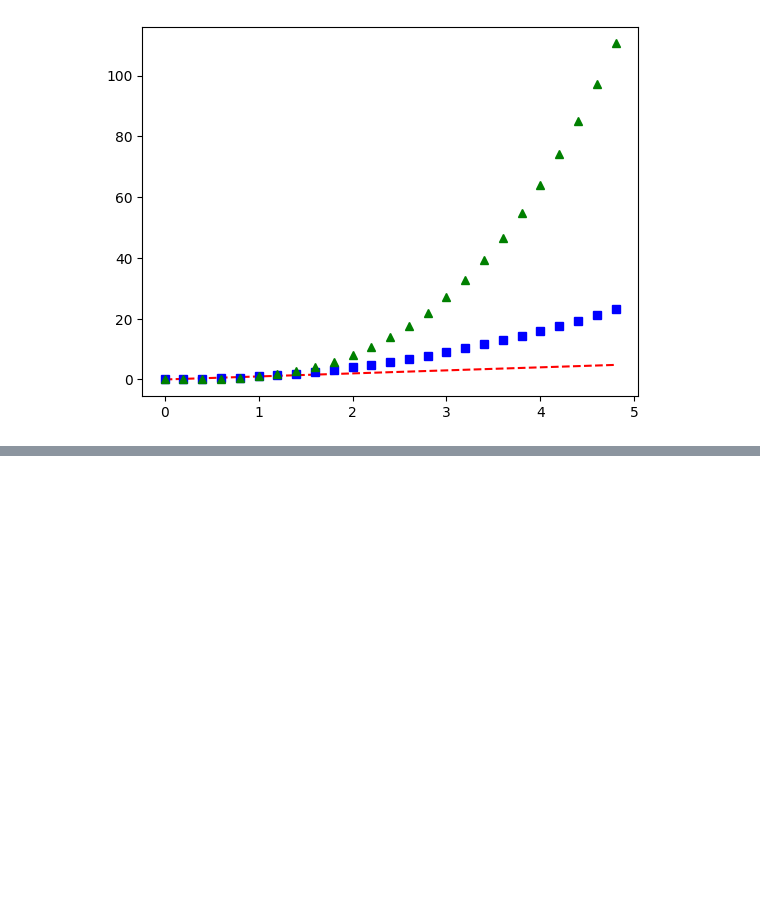
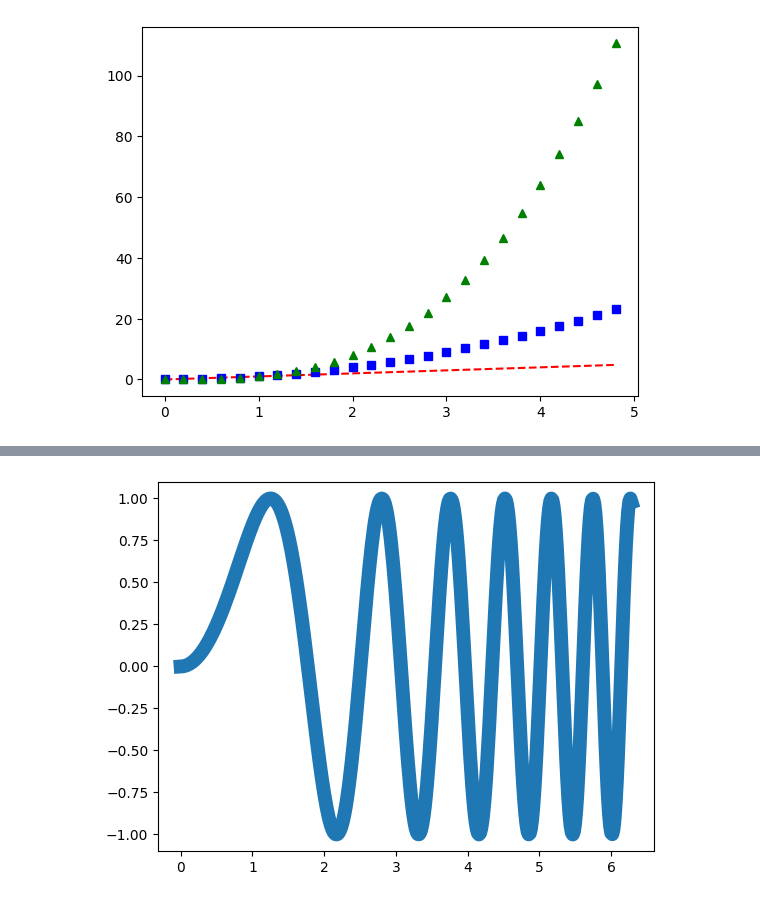
Before and after one commit to VentsislavVR/Jupyter-Notebook-Mastery-SoftUni, a Jupyter notebook: 05.Principles_matplotlib/demo.ipynb, the cells around one changed output, grey strips where cells are left out. Drawn from its saved outputs; the diff is of its cells as text; code cells hidden in the pictures; blank space fills up the shorter version.

```diff
--- a/05.Principles_matplotlib/demo.ipynb
+++ b/05.Principles_matplotlib/demo.ipynb
@@ -69,0 +74,5 @@ TypeError: subplot() takes 1 or 3 positional arguments but 2 were given
+# %%
+plt.plot(x,y,linewidth=10.0)
+plt.show()
+# %% [output]
+[figure, added]
```
Also changed, not shown: parts of 3 cells of this notebook.
